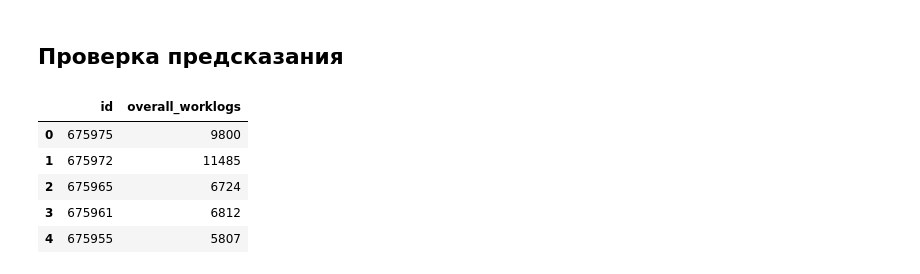
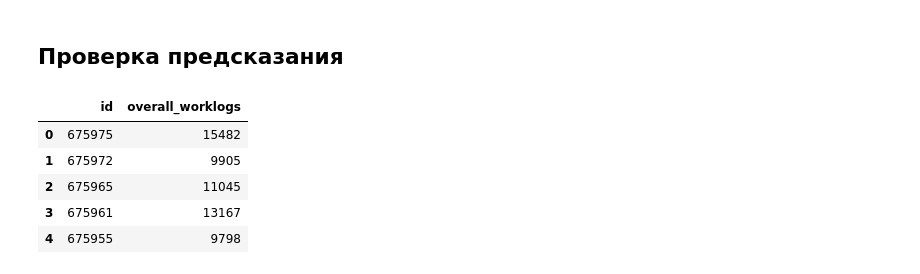
Before and after one commit to TayJen/hackathon_algu2022, a Jupyter notebook: H_ALGU_2022_Advance+.ipynb, the cells around one changed output. Drawn from its saved outputs; the diff is of its cells as text; code cells hidden in the pictures.

```diff
--- a/H_ALGU_2022_Advance+.ipynb
+++ b/H_ALGU_2022_Advance+.ipynb
@@ -254,12 +433,12 @@ df_sample.to_csv('./solutions/d21_5000_no_comms.csv', index=False)
 # %% [markdown]
 ## Проверка предсказания
 # %%
-df_solution = pd.read_csv('./solutions/d21_5000_no_comms.csv')
+df_solution = pd.read_csv('./solutions/d7_new_features.csv')
 df_solution.head()
 # %% [output]
 |  | id | overall_worklogs |
-| 0 | 675975 | 9800 |
-| 1 | 675972 | 11485 |
-| 2 | 675965 | 6724 |
-| 3 | 675961 | 6812 |
-| 4 | 675955 | 5807 |
+| 0 | 675975 | 15482 |
+| 1 | 675972 | 9905 |
+| 2 | 675965 | 11045 |
+| 3 | 675961 | 13167 |
+| 4 | 675955 | 9798 |
```
Also changed, not shown: parts of 31 cells of this notebook.
